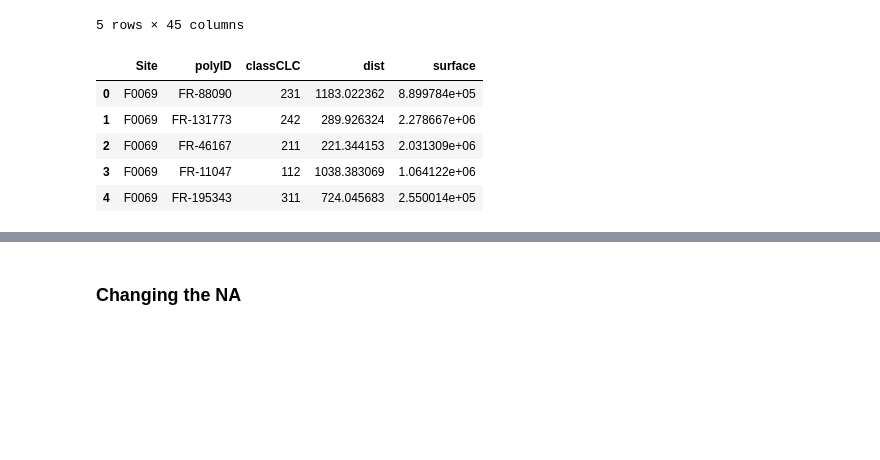
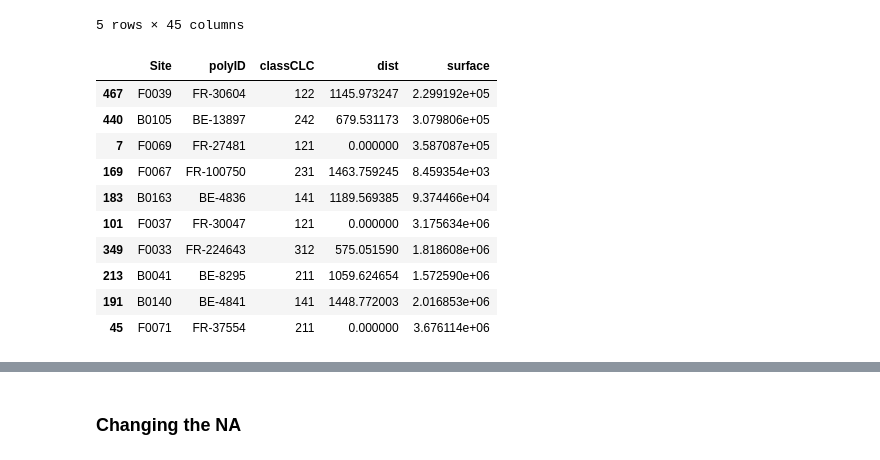
Before and after one commit to Demesmaeker/beeOdiversity, a Jupyter notebook: 01_preprocessing.ipynb, the cells around one changed output, grey strips where cells are left out. Drawn from its saved outputs; the diff is of its cells as text; code cells hidden in the pictures; blank space fills up the shorter version.

```diff
--- a/01_preprocessing.ipynb
+++ b/01_preprocessing.ipynb
@@ -237,12 +237,17 @@ surfaces_df.head(5)
 sites_df = distances_df
 # %%
 sites_df['surface'] = sites_df.apply(get_surface, axis = 1)
-# %%
-sites_df.head(5)
-# %% [output]
-|  | Site | polyID | classCLC | dist | surface |
-| 0 | F0069 | FR-88090 | 231 | 1183.022362 | 8.899784e+05 |
-| 1 | F0069 | FR-131773 | 242 | 289.926324 | 2.278667e+06 |
-| 2 | F0069 | FR-46167 | 211 | 221.344153 | 2.031309e+06 |
-| 3 | F0069 | FR-11047 | 112 | 1038.383069 | 1.064122e+06 |
-| 4 | F0069 | FR-195343 | 311 | 724.045683 | 2.550014e+05 |
+# %%
+sites_df.sample(10)
+# %% [output]
+|  | Site | polyID | classCLC | dist | surface |
+| 467 | F0039 | FR-30604 | 122 | 1145.973247 | 2.299192e+05 |
+| 440 | B0105 | BE-13897 | 242 | 679.531173 | 3.079806e+05 |
+| 7 | F0069 | FR-27481 | 121 | 0.000000 | 3.587087e+05 |
+| 169 | F0067 | FR-100750 | 231 | 1463.759245 | 8.459354e+03 |
+| 183 | B0163 | BE-4836 | 141 | 1189.569385 | 9.374466e+04 |
+| 101 | F0037 | FR-30047 | 121 | 0.000000 | 3.175634e+06 |
+| 349 | F0033 | FR-224643 | 312 | 575.051590 | 1.818608e+06 |
+| 213 | B0041 | BE-8295 | 211 | 1059.624654 | 1.572590e+06 |
+| 191 | B0140 | BE-4841 | 141 | 1448.772003 | 2.016853e+06 |
+| 45 | F0071 | FR-37554 | 211 | 0.000000 | 3.676114e+06 |
```
Also changed, not shown: parts of 2 cells of this notebook, 1 other file.
